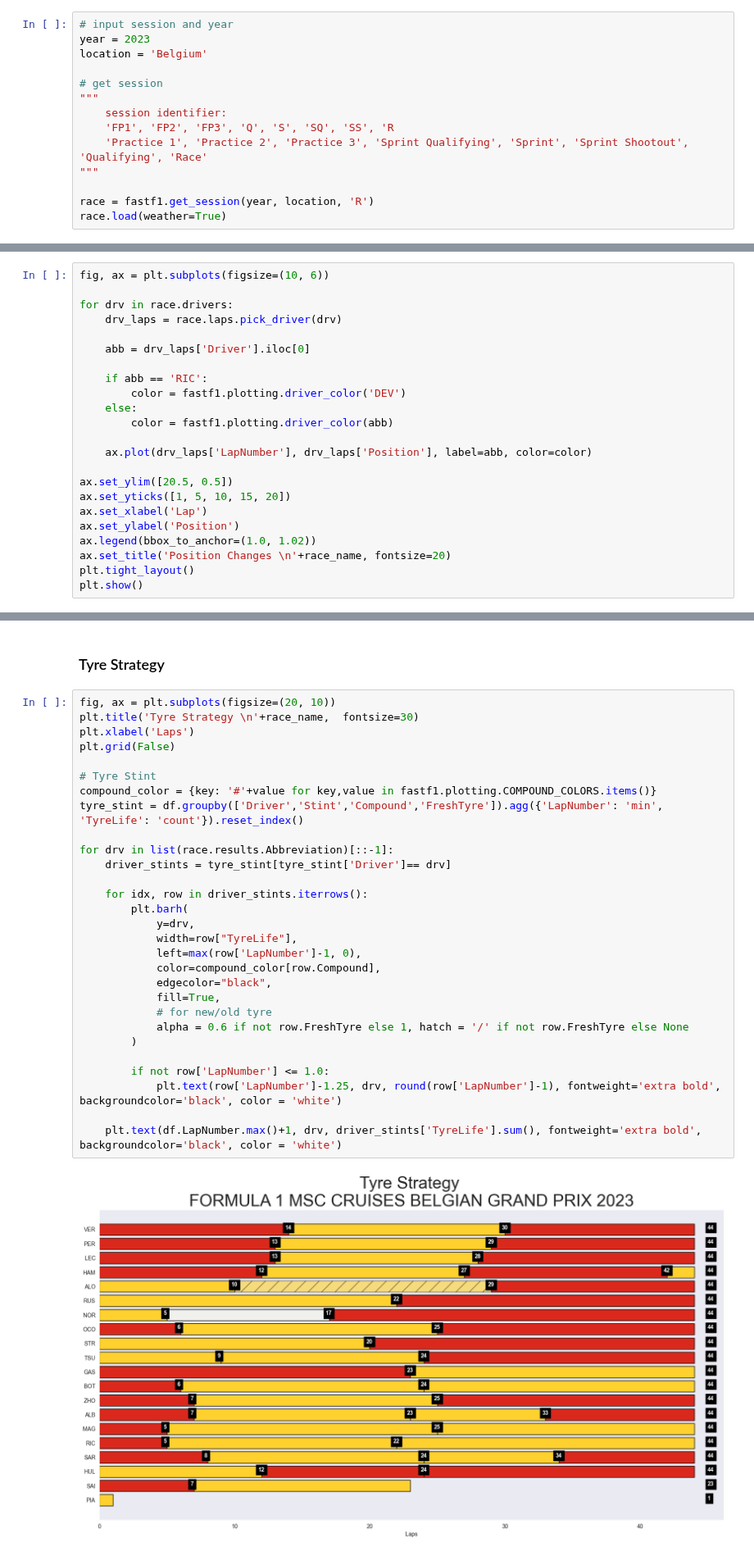
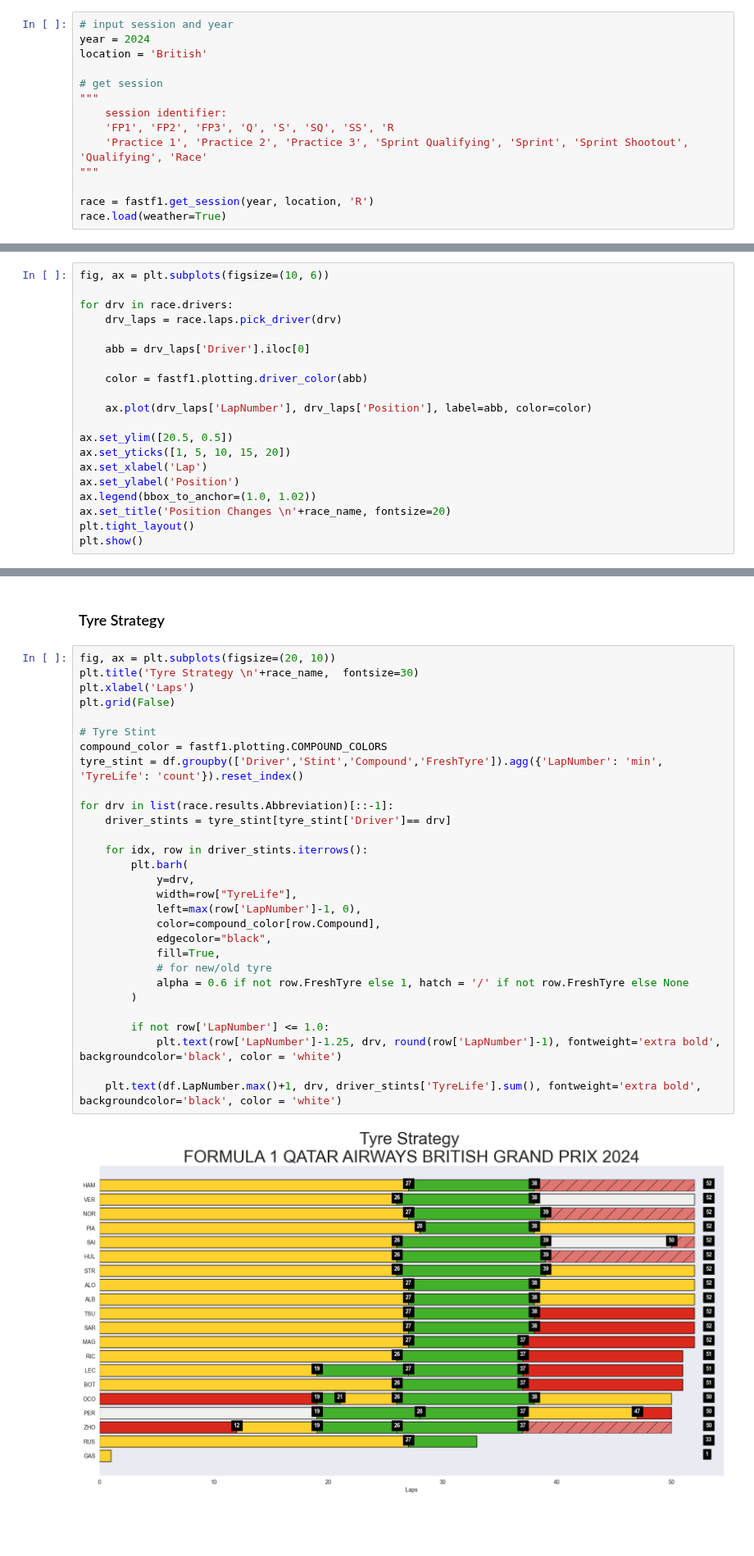
Before and after one commit to edmundhong/formula1-dataanalysis, a Jupyter notebook: Race Analysis.ipynb, the cells around one changed output, grey strips where cells are left out. Shown at 82% size. Cells and saved outputs as stored; diff of their text form; blank space fills up the shorter version.

```diff
--- a/Race Analysis.ipynb
+++ b/Race Analysis.ipynb
@@ -26,8 +26,8 @@ pd.set_option('display.max_columns', None)
 ### Load Race(Input Race Name and Year)
 # %%
 # input session and year
-year = 2023
-location = 'Belgium'
+year = 2024
+location = 'British'
 
 # get session
 """
@@ -90,10 +90,7 @@ for drv in race.drivers:
 
     abb = drv_laps['Driver'].iloc[0]
 
-    if abb == 'RIC':
-        color = fastf1.plotting.driver_color('DEV')
-    else:
-        color = fastf1.plotting.driver_color(abb)
+    color = fastf1.plotting.driver_color(abb)
 
     ax.plot(drv_laps['LapNumber'], drv_laps['Position'], label=abb, color=color)
 
@@ -190,34 +191,34 @@ plt.show()
 # %%
 fig, ax = plt.subplots(figsize=(20, 10))
 plt.title('Tyre Strategy \n'+race_name,  fontsize=30)
 plt.xlabel('Laps')
 plt.grid(False)
 
 # Tyre Stint
-compound_color = {key: '#'+value for key,value in fastf1.plotting.COMPOUND_COLORS.items()}
+compound_color = fastf1.plotting.COMPOUND_COLORS
 tyre_stint = df.groupby(['Driver','Stint','Compound','FreshTyre']).agg({'LapNumber': 'min', 'TyreLife': 'count'}).reset_index()
 
 for drv in list(race.results.Abbreviation)[::-1]:
     driver_stints = tyre_stint[tyre_stint['Driver']== drv]
 
     for idx, row in driver_stints.iterrows():
         plt.barh(
             y=drv,
             width=row["TyreLife"],
             left=max(row['LapNumber']-1, 0),
             color=compound_color[row.Compound],
             edgecolor="black",
             fill=True,
             # for new/old tyre
             alpha = 0.6 if not row.FreshTyre else 1, hatch = '/' if not row.FreshTyre else None
         )
 
         if not row['LapNumber'] <= 1.0:
             plt.text(row['LapNumber']-1.25, drv, round(row['LapNumber']-1), fontweight='extra bold', backgroundcolor='black', color = 'white')
 
     plt.text(df.LapNumber.max()+1, drv, driver_stints['TyreLife'].sum(), fontweight='extra bold', backgroundcolor='black', color = 'white')
 # %% [output]
-[figure, old version]
+[figure, new version]
 # %% [markdown]
 ### Tyre Degradation
 # %%
```
Also changed, not shown: parts of 9 cells of this notebook, 1 other file.
